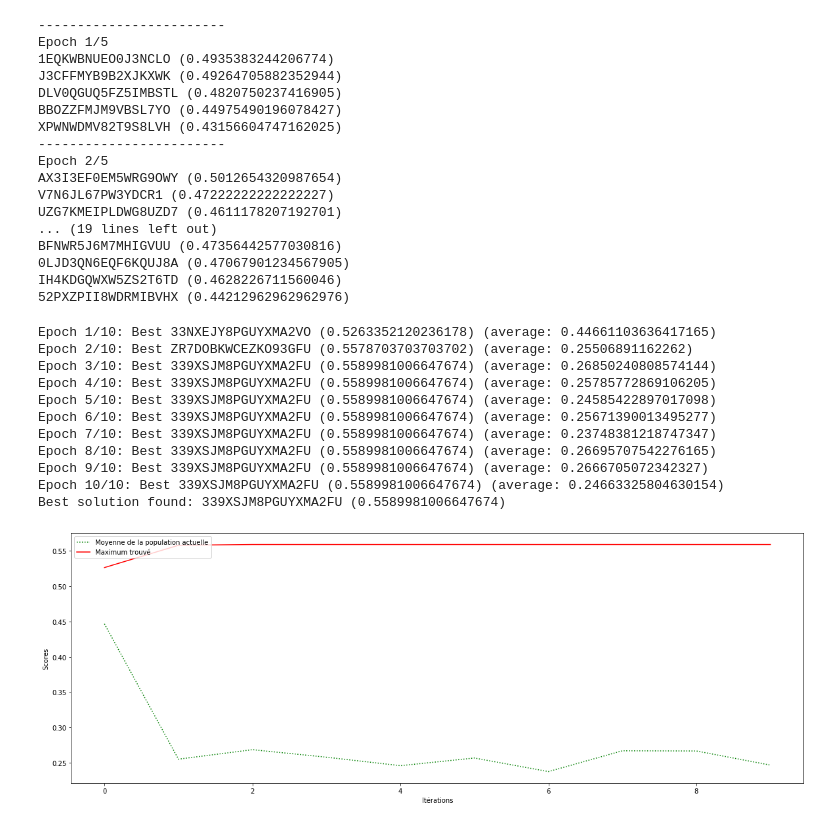
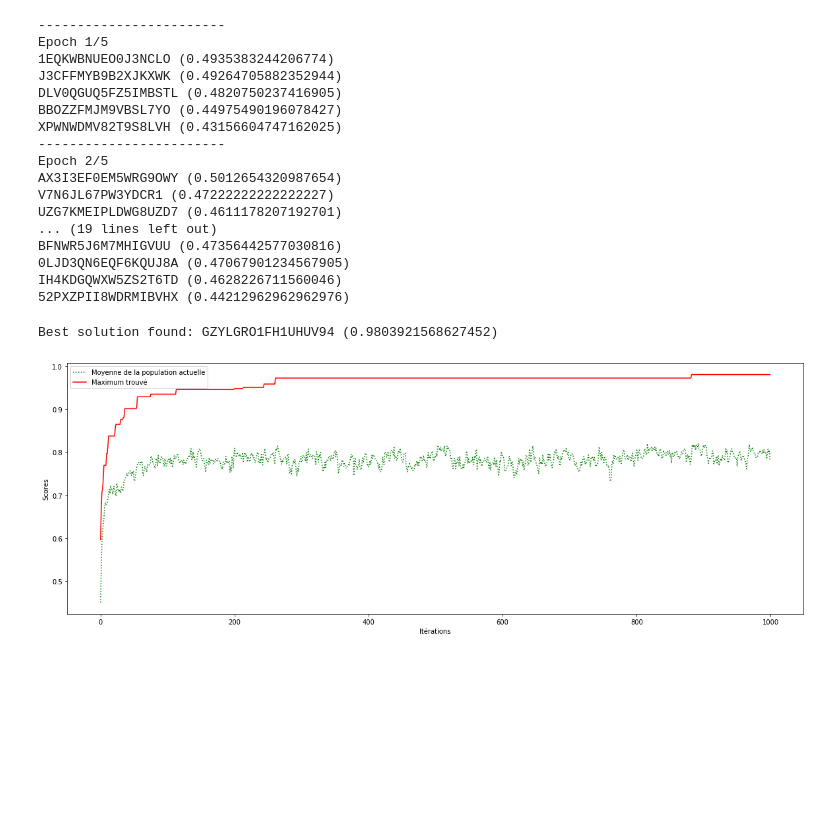
Before and after one commit to pierreelliott/genetic_algorithms, a Jupyter notebook: TP Genetic Algorithm.ipynb, the cells around one changed output. Saved outputs shown, nothing was run; the diff lists cells and outputs as text; code cells hidden in the pictures; blank space fills up the shorter version.

```diff
--- a/TP Genetic Algorithm.ipynb
+++ b/TP Genetic Algorithm.ipynb
@@ -82,6 +82,9 @@ def evolve(pop, epochs=5, show_progress=False):
         if show_progress:
             print(f"Epoch {epoch+1}/{epochs}: Best {''.join(best['genotype'])} ({best['score']}) (average: {average})")
 #             print(str(pop))
+        if best['score'] == 1.0:
+            print(f"Best found: {''.join(best['genotype'])} at Epoch {epoch+1}/{epochs}!")
+            break
         pop.evolve()
     return averages, bests, best
 # %%
@@ -176,21 +179,11 @@ def search(population_size=10, epochs=10):
     exploration = SimpleExploration(cross_over, mutation)
 
     population = Population(population_size, exploration=exploration)
-    averages, bests, best = evolve(population, epochs=epochs, show_progress=True)
+    averages, bests, best = evolve(population, epochs=epochs, show_progress=False)
     print(f"Best solution found: {''.join(best['genotype'])} ({best['score']})")
     plot_results(averages, bests)
-# %%
-search()
-# %% [output]
-Epoch 1/10: Best 33NXEJY8PGUYXMA2VO (0.5263352120236178) (average: 0.44661103636417165)
-Epoch 2/10: Best ZR7DOBKWCEZKO93GFU (0.5578703703703702) (average: 0.25506891162262)
-Epoch 3/10: Best 339XSJM8PGUYXMA2FU (0.5589981006647674) (average: 0.26850240808574144)
-Epoch 4/10: Best 339XSJM8PGUYXMA2FU (0.5589981006647674) (average: 0.25785772869106205)
-Epoch 5/10: Best 339XSJM8PGUYXMA2FU (0.5589981006647674) (average: 0.24585422897017098)
-Epoch 6/10: Best 339XSJM8PGUYXMA2FU (0.5589981006647674) (average: 0.25671390013495277)
-Epoch 7/10: Best 339XSJM8PGUYXMA2FU (0.5589981006647674) (average: 0.23748381218747347)
-Epoch 8/10: Best 339XSJM8PGUYXMA2FU (0.5589981006647674) (average: 0.26695707542276165)
-Epoch 9/10: Best 339XSJM8PGUYXMA2FU (0.5589981006647674) (average: 0.2666705072342327)
-Epoch 10/10: Best 339XSJM8PGUYXMA2FU (0.5589981006647674) (average: 0.24663325804630154)
-Best solution found: 339XSJM8PGUYXMA2FU (0.5589981006647674)
-[figure, removed]
+# %%
+search(population_size=200, epochs=1000)
+# %% [output]
+Best solution found: GZYLGRO1FH1UHUV94 (0.9803921568627452)
+[figure, added]
```
